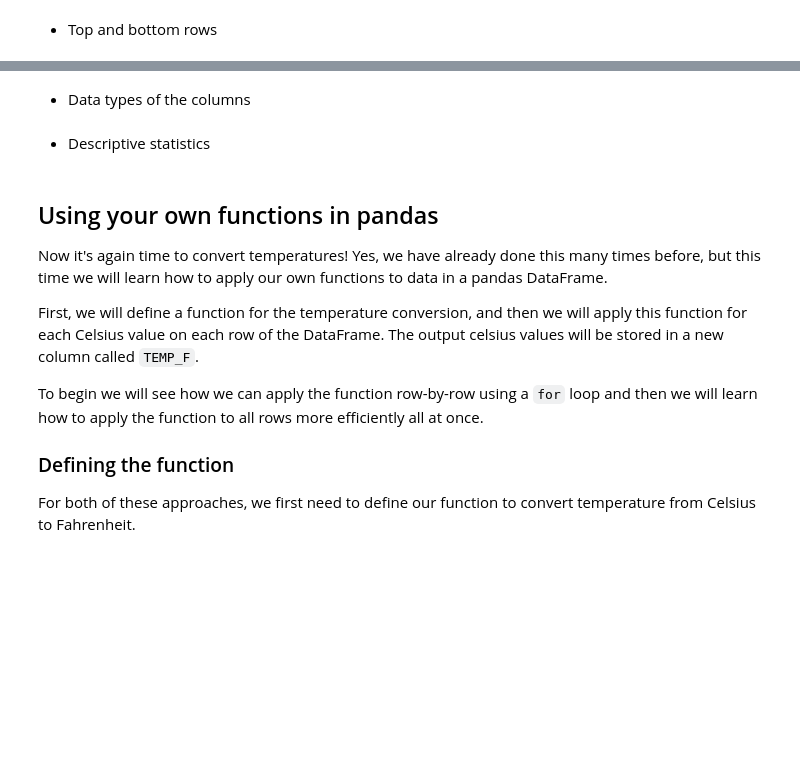
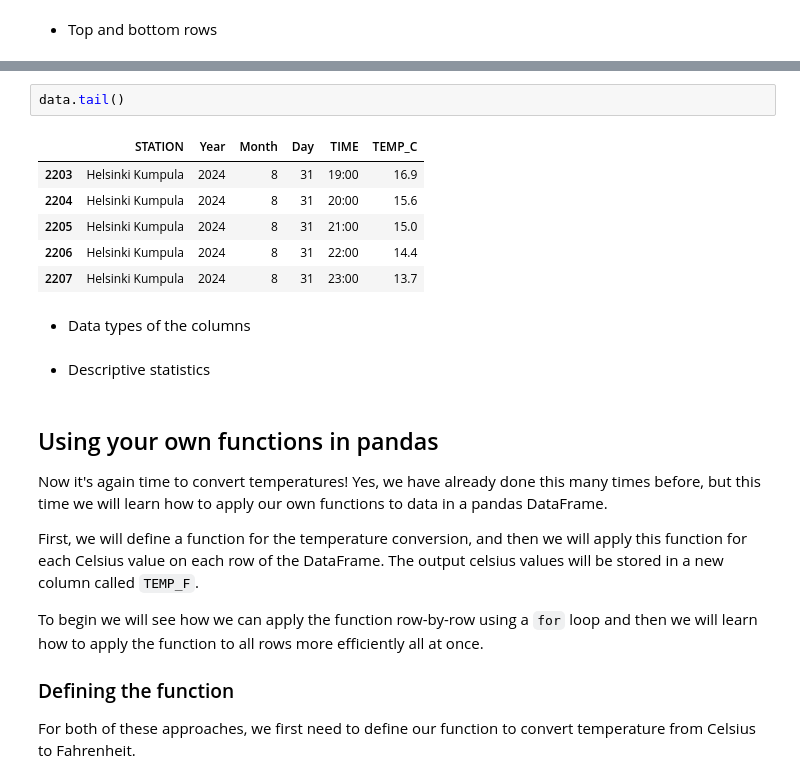
Before and after one commit to heattard/geo-python, a Jupyter notebook: source/notebooks/L6/advanced-data-processing-with-pandas.ipynb, the cells around one changed output, grey strips where cells are left out. Cells and saved outputs as stored; diff of their text form; blank space fills up the shorter version.

```diff
--- a/source/notebooks/L6/advanced-data-processing-with-pandas.ipynb
+++ b/source/notebooks/L6/advanced-data-processing-with-pandas.ipynb
@@ -181,3 +242,12 @@ As we learned last week, it's always a good idea to check basic properties of th
+# %%
+data.tail()
+# %% [output]
+|  | STATION | Year | Month | Day | TIME | TEMP_C |
+| 2203 | Helsinki Kumpula | 2024 | 8 | 31 | 19:00 | 16.9 |
+| 2204 | Helsinki Kumpula | 2024 | 8 | 31 | 20:00 | 15.6 |
+| 2205 | Helsinki Kumpula | 2024 | 8 | 31 | 21:00 | 15.0 |
+| 2206 | Helsinki Kumpula | 2024 | 8 | 31 | 22:00 | 14.4 |
+| 2207 | Helsinki Kumpula | 2024 | 8 | 31 | 23:00 | 13.7 |
 # %% [markdown]
 - Data types of the columns
 # %% [markdown]
```
Also changed, not shown: parts of 11 cells of this notebook.
